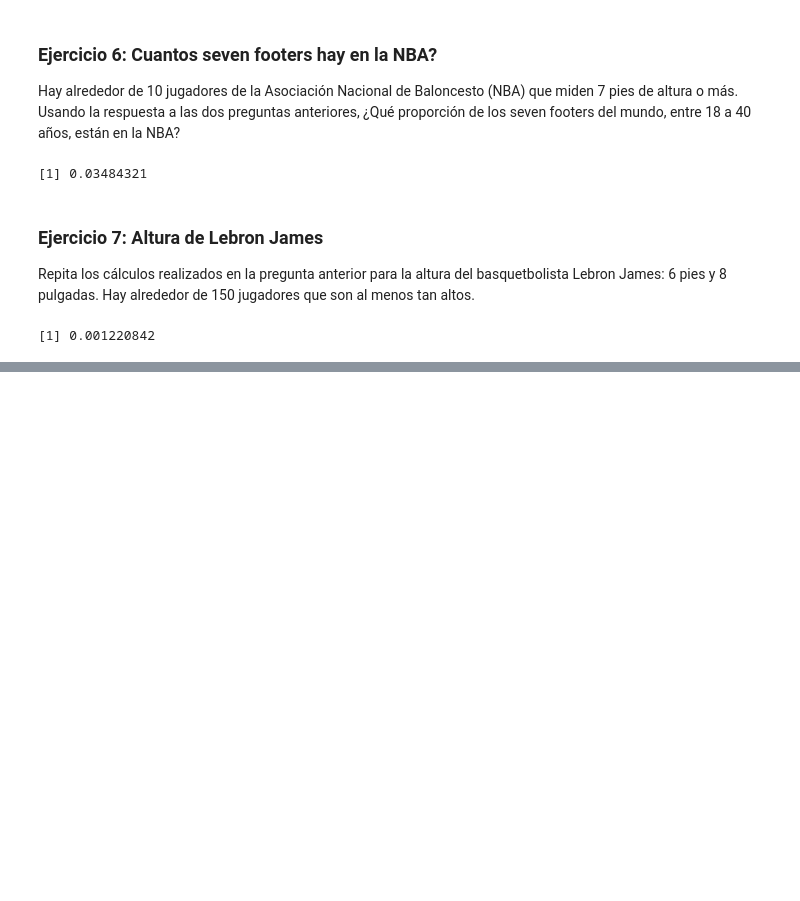
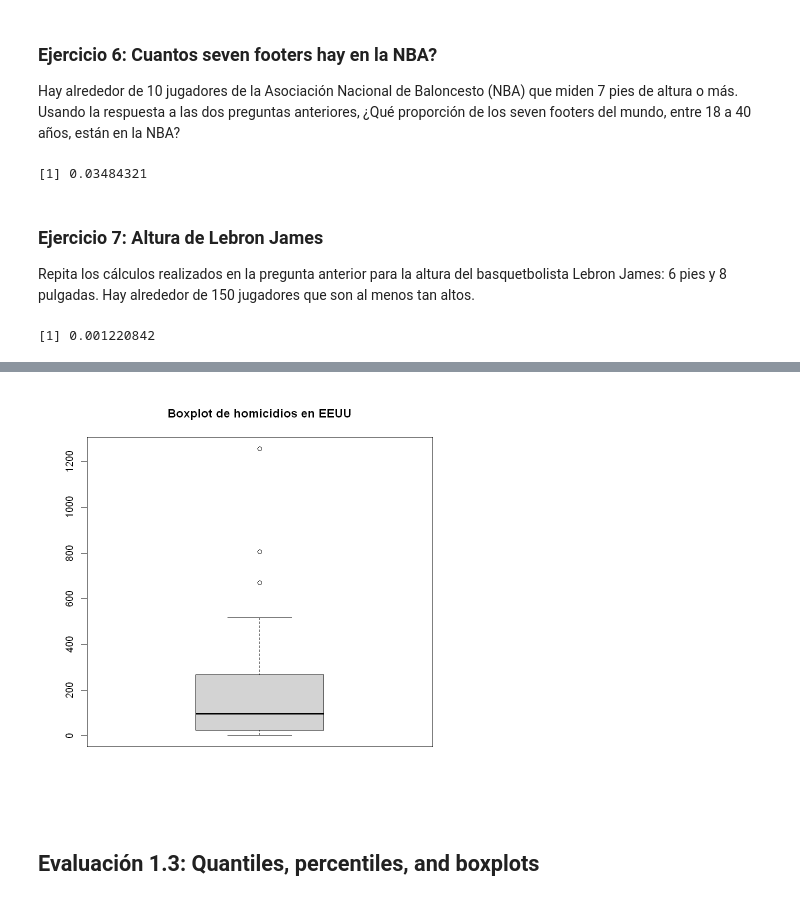
Before and after one commit to RaymundoSGlz/Data-Visualization, a Jupyter notebook: Introduction to Data Visualization and Distributions.ipynb, the cells around one changed output, grey strips where cells are left out. Drawn from its saved outputs; the diff is of its cells as text; code cells hidden in the pictures; blank space fills up the shorter version.

```diff
--- a/Introduction to Data Visualization and Distributions.ipynb
+++ b/Introduction to Data Visualization and Distributions.ipynb
@@ -422,0 +570,11 @@ source("Scripts/1-2/Ejercicio7.R", print.eval = TRUE)
+# %%
+# Cargar el paquete dslabs y el dataset murders
+library(dslabs)
+data(murders)
+
+# Crear el boxplot del total de homicidios
+boxplot(murders$total, main = "Boxplot de homicidios en EEUU")
+# %% [output]
+[figure, added]
+# %% [markdown]
+## Evaluación 1.3: Quantiles, percentiles, and boxplots
```
Also changed, not shown: parts of 44 cells of this notebook, 9 other files.
